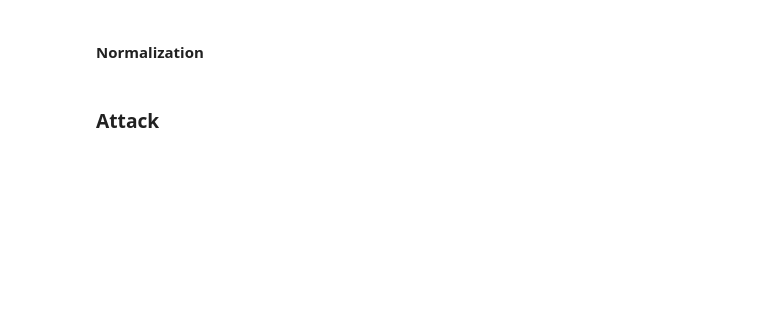
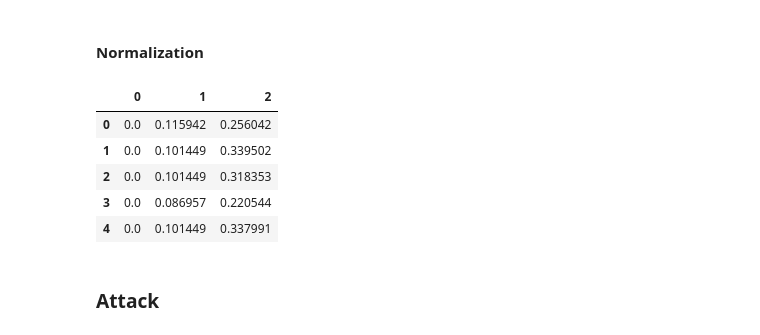
Before and after one commit to lagercarvalho/usad, a Jupyter notebook: USAD.ipynb, the cells around one changed output. Cells and saved outputs as stored; diff of their text form; code cells hidden in the pictures; blank space fills up the shorter version.

```diff
--- a/USAD.ipynb
+++ b/USAD.ipynb
@@ -44,6 +49,0 @@ print(f'{normal.memory_usage(deep=True).sum() / 2**20} MB')
-# %%
-# Transform all columns into float64
-col = lambda column : [ord(char) for char in column]
-for i in list(normal):
-    normal[i]=normal[i].apply(lambda column: ''.join(map(str, col(str(column))))  if not str(column).replace(".", "").isdigit() else str(column).replace("," , "."))
-normal = normal.astype(float)
@@ -65,7 +57,14 @@ x = normal.values
 x_scaled = min_max_scaler.fit_transform(x)
 normal = pd.DataFrame(x_scaled)
 # %%
-normal.head(2)
+normal.head(5)
+# %% [output]
+|  | 0 | 1 | 2 |
+| 0 | 0.0 | 0.115942 | 0.256042 |
+| 1 | 0.0 | 0.101449 | 0.339502 |
+| 2 | 0.0 | 0.101449 | 0.318353 |
+| 3 | 0.0 | 0.086957 | 0.220544 |
+| 4 | 0.0 | 0.101449 | 0.337991 |
 # %% [markdown]
 ### Attack
 # %%
```
Also changed, not shown: parts of 30 cells of this notebook.
